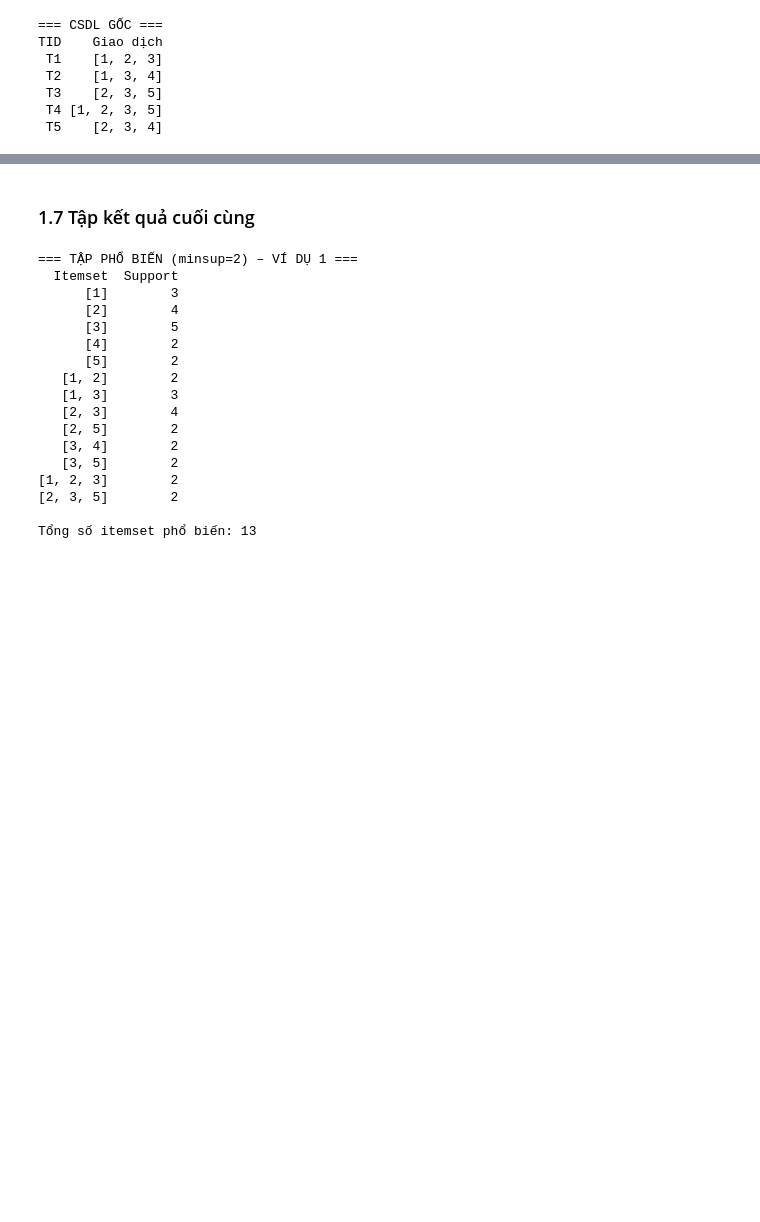
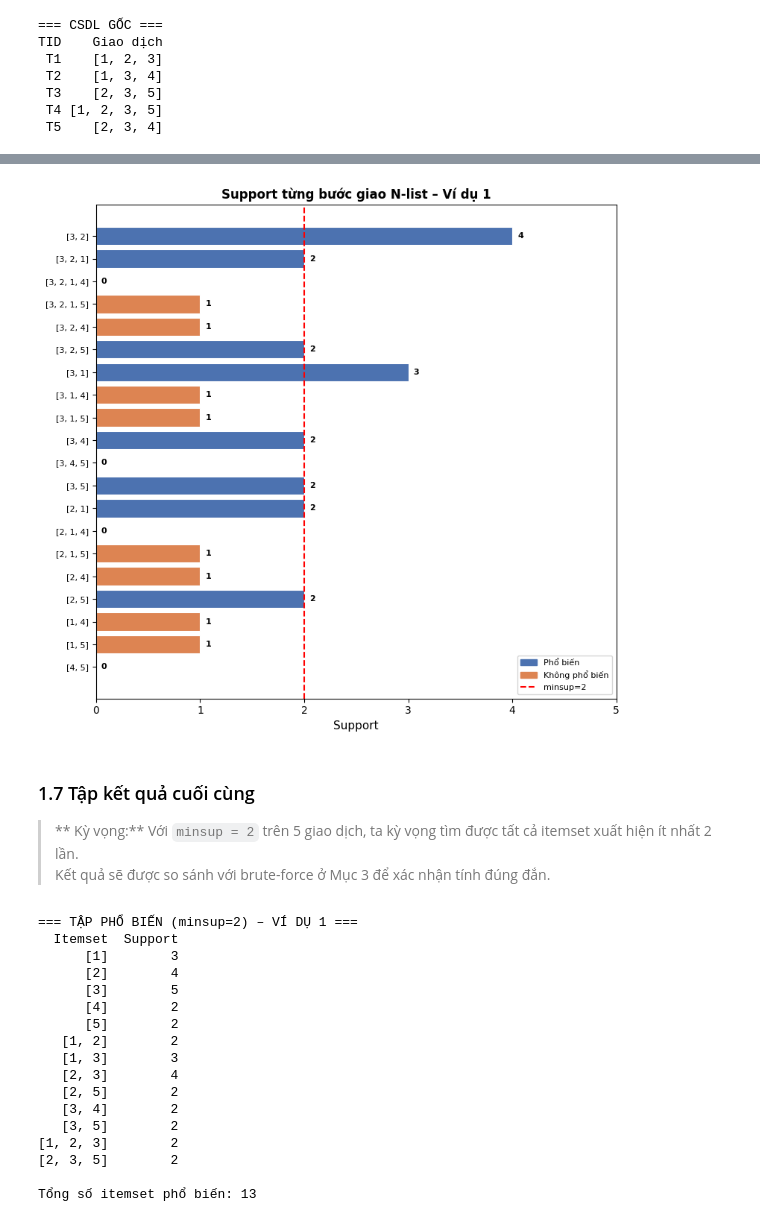
Before and after one commit to thisYui/PrePost, a Jupyter notebook: notebooks/manual_example.ipynb, the cells around one changed output, grey strips where cells are left out. Saved outputs shown, nothing was run; the diff lists cells and outputs as text; code cells hidden in the pictures; blank space fills up the shorter version.

```diff
--- a/notebooks/manual_example.ipynb
+++ b/notebooks/manual_example.ipynb
@@ -400,5 +634,36 @@ print(df_steps.to_string(index=False))
+# %%
+import matplotlib.pyplot as plt
+import matplotlib.patches as mpatches
+
+labels = [row['Itemset'] for row in step_log]
+supports_s = [row['Support'] for row in step_log]
+colors_s = ['#4C72B0' if s >= MINSUP else '#DD8452' for s in supports_s]
+
+fig, ax = plt.subplots(figsize=(8, max(4, len(labels) * 0.38)))
+bars = ax.barh(range(len(labels)), supports_s, color=colors_s, edgecolor='white', linewidth=0.8)
+ax.set_yticks(range(len(labels)))
+ax.set_yticklabels(labels, fontsize=8)
+ax.invert_yaxis()
+ax.axvline(MINSUP, color='red', linestyle='--', linewidth=1.5, label=f'minsup={MINSUP}')
+for bar, sup in zip(bars, supports_s):
+    ax.text(sup + 0.05, bar.get_y() + bar.get_height()/2, str(sup),
+            va='center', fontsize=8, fontweight='bold')
+freq_p = mpatches.Patch(color='#4C72B0', label='Phổ biến')
+infreq_p = mpatches.Patch(color='#DD8452', label='Không phổ biến')
+ax.legend(handles=[freq_p, infreq_p, plt.Line2D([0],[0],color='red',linestyle='--',label=f'minsup={MINSUP}')], fontsize=8, loc='lower right')
+ax.set_xlabel('Support', fontsize=11)
+ax.set_title('Support từng bước giao N-list – Ví dụ 1', fontsize=12, fontweight='bold')
+ax.set_xlim(0, max(supports_s) + 1)
+ax.xaxis.set_major_locator(plt.MaxNLocator(integer=True))
+plt.tight_layout()
+plt.show()
+# %% [output]
+[figure, added]
 # %% [markdown]
 ### 1.7 Tập kết quả cuối cùng
+
+> ** Kỳ vọng:** Với `minsup = 2` trên 5 giao dịch, ta kỳ vọng tìm được tất cả itemset xuất hiện ít nhất 2 lần.
+> Kết quả sẽ được so sánh với brute-force ở Mục 3 để xác nhận tính đúng đắn.
 # %%
 print(f'=== TẬP PHỔ BIẾN (minsup={MINSUP}) – VÍ DỤ 1 ===')
 rows = []
```
Also changed, not shown: parts of 43 cells of this notebook, 39 other files.
